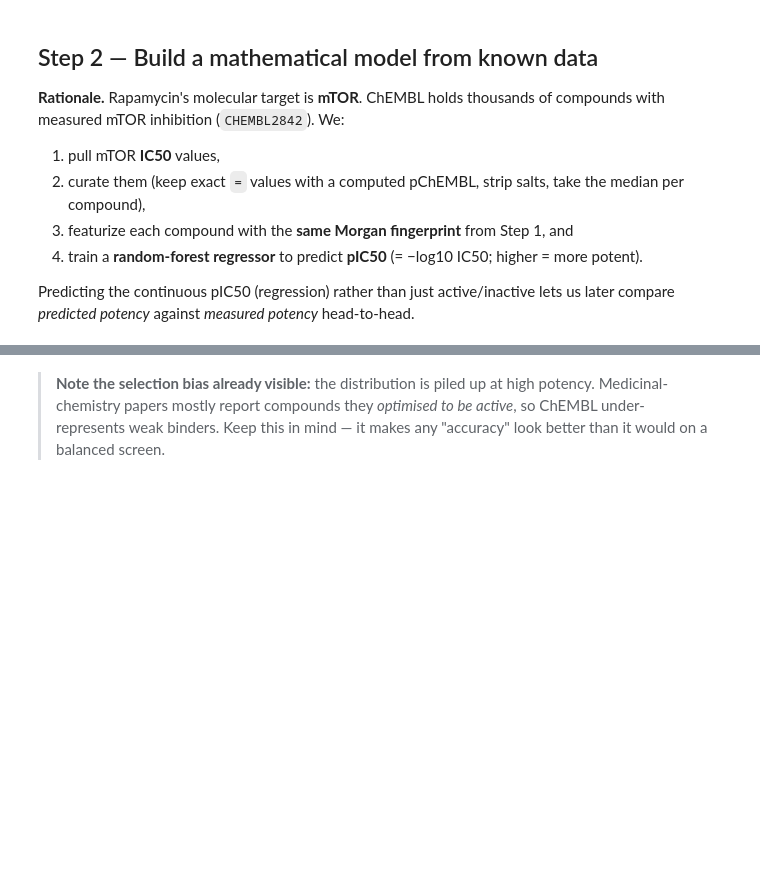
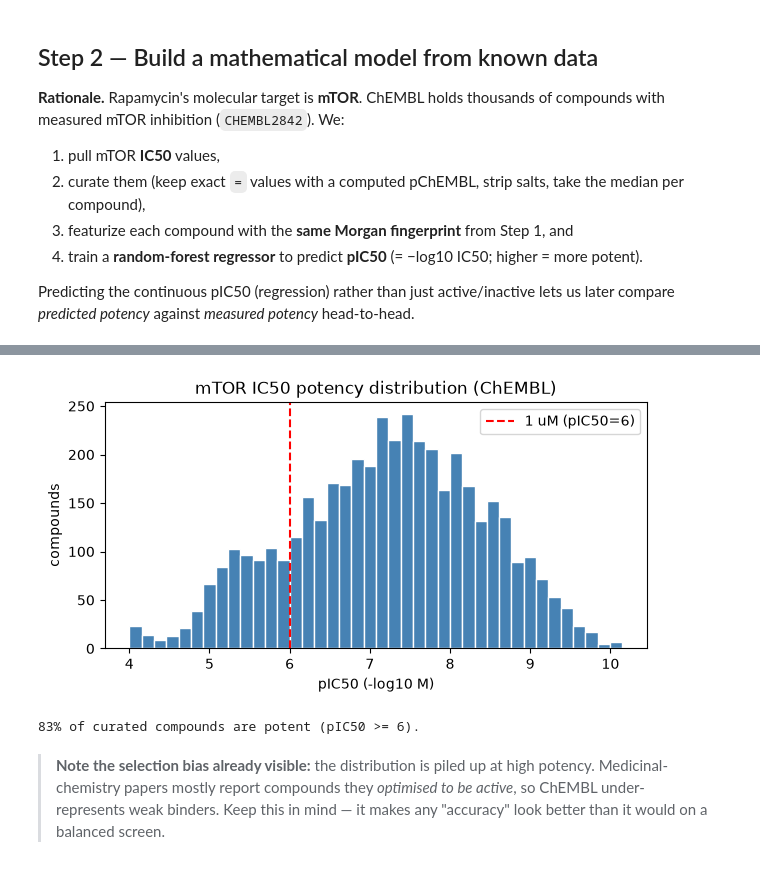
Before and after one commit to jinmokoo1994/Cheminformatics_pubData_rapalogs, a Jupyter notebook: notebooks/rapamycin_qsar.ipynb, the cells around one changed output, grey strips where cells are left out. Drawn from its saved outputs; the diff is of its cells as text; code cells hidden in the pictures; blank space fills up the shorter version.

```diff
--- a/notebooks/rapamycin_qsar.ipynb
+++ b/notebooks/rapamycin_qsar.ipynb
@@ -183,14 +217,15 @@ desc
 # %%
 # A quick look at the label distribution -- watch for imbalance/selection bias
 fig, ax = plt.subplots(figsize=(7, 3.2))
 ax.hist(compounds["pIC50"], bins=40, color="steelblue", edgecolor="white")
 ax.axvline(6, color="red", ls="--", label="1 uM (pIC50=6)")
 ax.set(xlabel="pIC50 (-log10 M)", ylabel="compounds", title="mTOR IC50 potency distribution (ChEMBL)")
-ax.legend()
-fig.savefig(REPORTS / "step2_potency_distribution.png", dpi=120, bbox_inches="tight")  # <- saved
-plt.show()
+ax.legend(); plt.show()
 frac_potent = (compounds["pIC50"] >= 6).mean()
 print(f"{frac_potent:.0%} of curated compounds are potent (pIC50 >= 6).")
+# %% [output]
+[figure, added]
+83% of curated compounds are potent (pIC50 >= 6).
 # %% [markdown]
 > **Note the selection bias already visible:** the distribution is piled up at high
 > potency. Medicinal-chemistry papers mostly report compounds they *optimised to be
```
Also changed, not shown: parts of 12 cells of this notebook, 16 other files.
